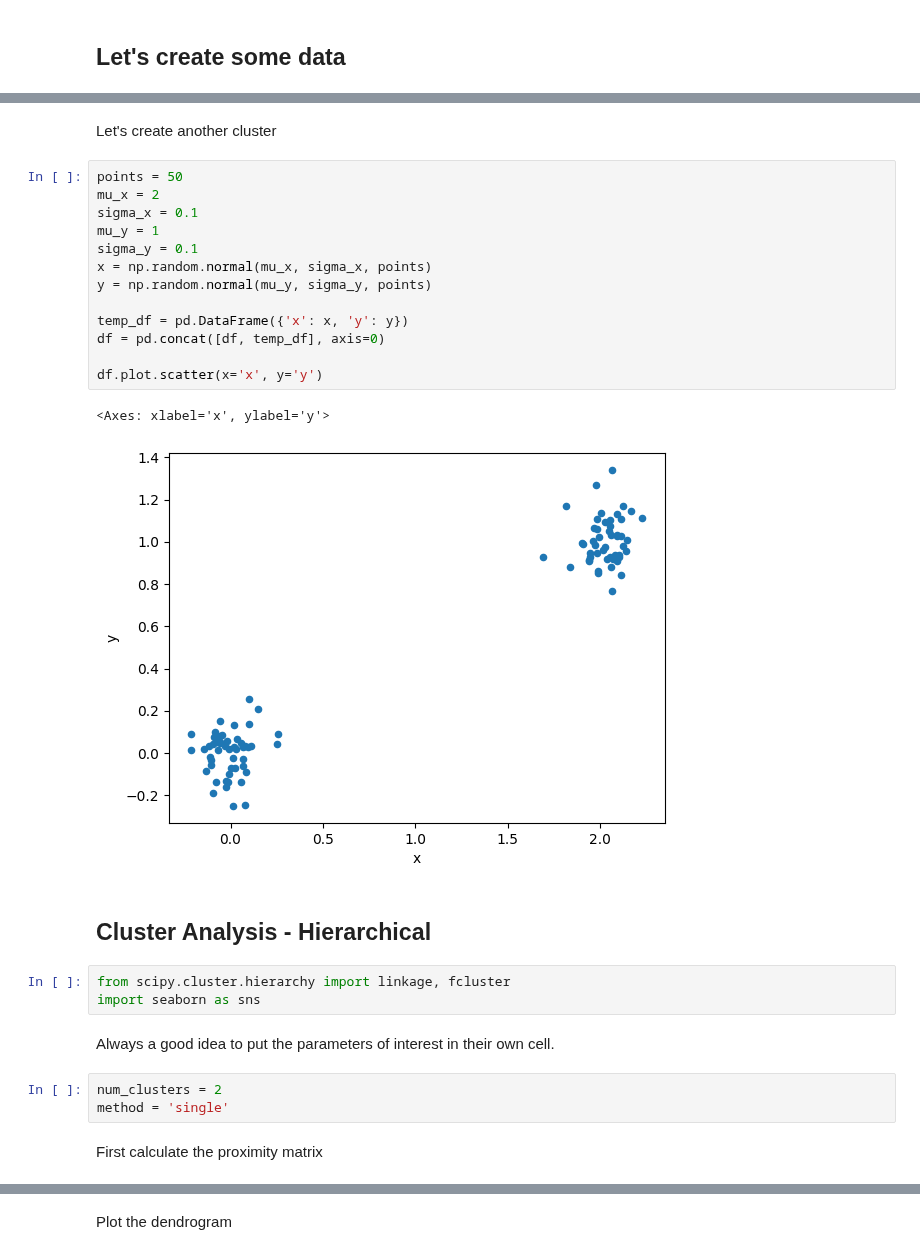
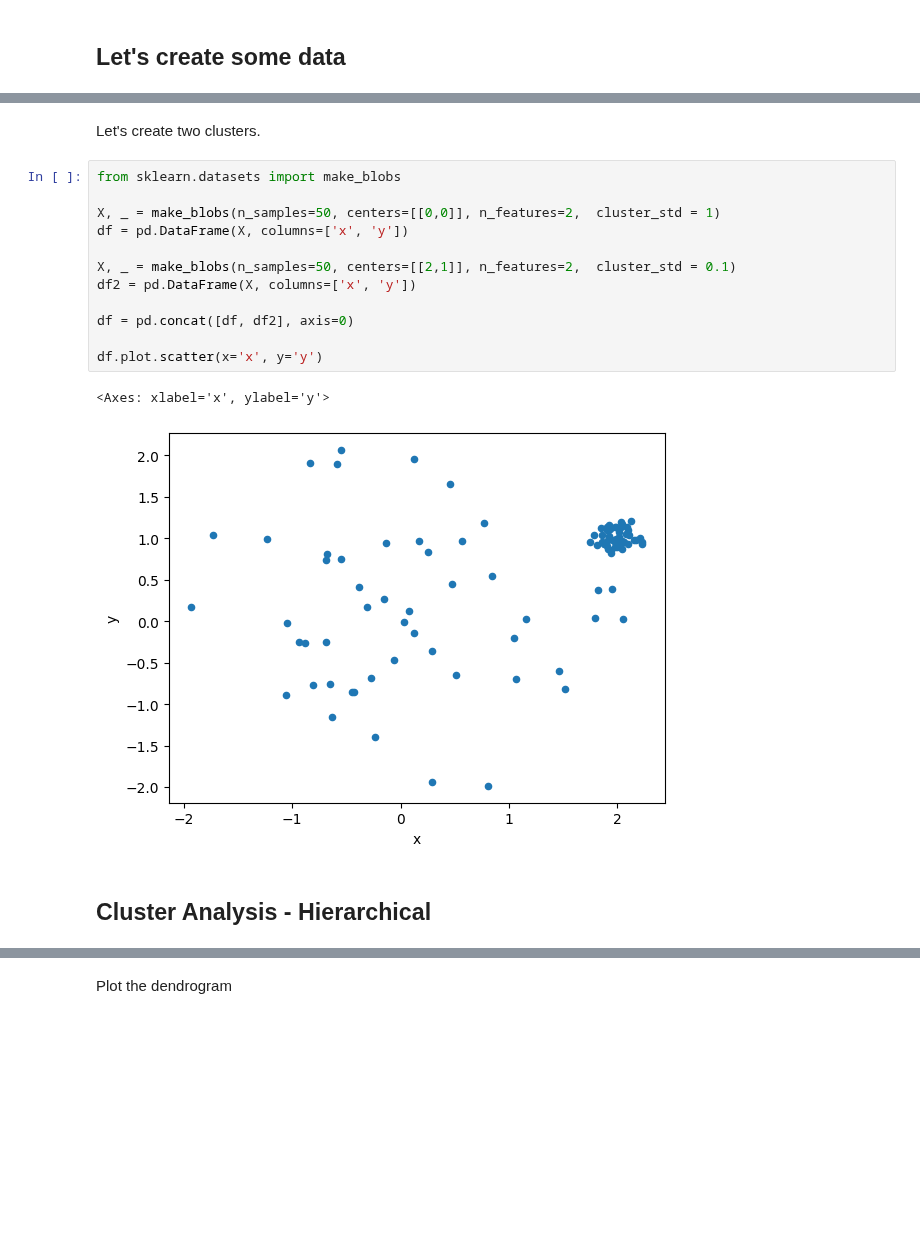
Before and after one commit to elhamod/BA820, a Jupyter notebook: Hands-on/02-clustering/Clustering_Synthetic_Data.ipynb, the cells around one changed output, grey strips where cells are left out. Cells and saved outputs as stored; diff of their text form; blank space fills up the shorter version.

```diff
--- a/Hands-on/02-clustering/Clustering_Synthetic_Data.ipynb
+++ b/Hands-on/02-clustering/Clustering_Synthetic_Data.ipynb
@@ -24,30 +14,19 @@ df = pd.DataFrame({'x': x, 'y': y})
 # %% [markdown]
-Let's create another cluster
+Let's create two clusters.
-# %%
-points = 50
-mu_x = 2
-sigma_x = 0.1
-mu_y = 1
-sigma_y = 0.1
-x = np.random.normal(mu_x, sigma_x, points)
-y = np.random.normal(mu_y, sigma_y, points)
-
-temp_df = pd.DataFrame({'x': x, 'y': y})
-df = pd.concat([df, temp_df], axis=0)
-
-df.plot.scatter(x='x', y='y')
-# %% [output]
-<Axes: xlabel='x', ylabel='y'>
-[figure, removed]
+# %%
+from sklearn.datasets import make_blobs
+
+X, _ = make_blobs(n_samples=50, centers=[[0,0]], n_features=2,  cluster_std = 1)
+df = pd.DataFrame(X, columns=['x', 'y'])
+
+X, _ = make_blobs(n_samples=50, centers=[[2,1]], n_features=2,  cluster_std = 0.1)
+df2 = pd.DataFrame(X, columns=['x', 'y'])
+
+df = pd.concat([df, df2], axis=0)
+
+df.plot.scatter(x='x', y='y')
+# %% [output]
+<Axes: xlabel='x', ylabel='y'>
+[figure, added]
 # %% [markdown]
 ## Cluster Analysis - Hierarchical
-# %%
-from scipy.cluster.hierarchy import linkage, fcluster
-import seaborn as sns
-# %% [markdown]
-Always a good idea to put the parameters of interest in their own cell.
-# %%
-num_clusters = 2
-method = 'single'
-# %% [markdown]
-First calculate the proximity matrix
```
Also changed, not shown: parts of 34 cells of this notebook.
